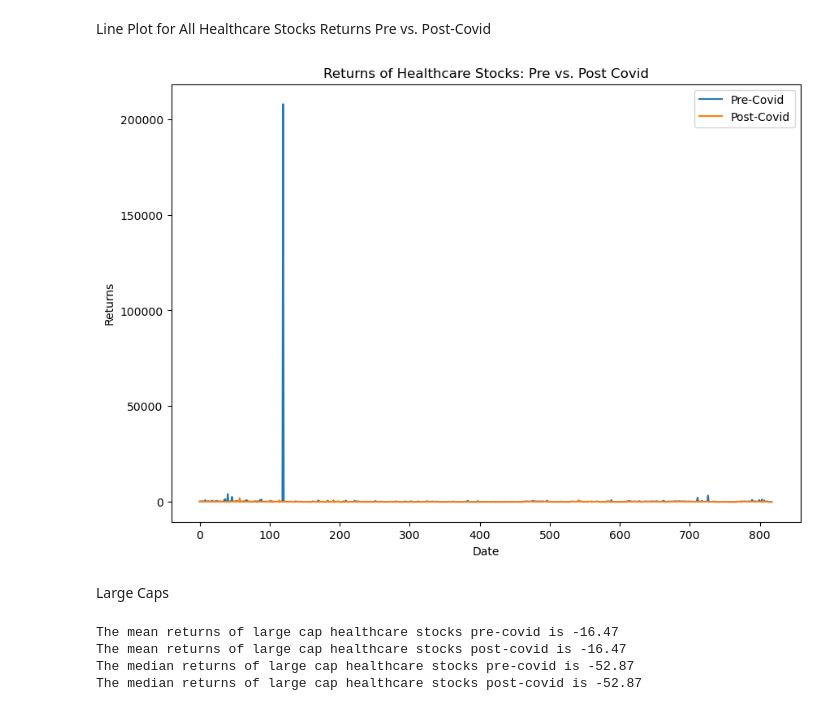
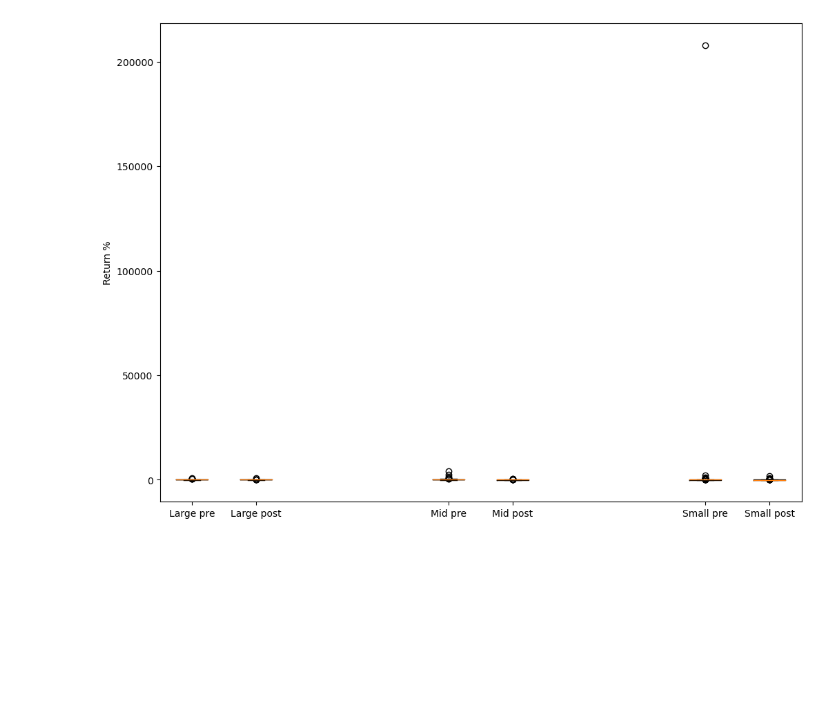
Before and after one commit to gayajohn/eda-project-1-group-4, a Jupyter notebook: summary-statistics/healthcare_stats.ipynb, the cells around one changed output. Drawn from its saved outputs; the diff is of its cells as text; code cells hidden in the pictures; blank space fills up the shorter version.

Commit message:
finished with summary stats and box plots

```diff
--- a/summary-statistics/healthcare_stats.ipynb
+++ b/summary-statistics/healthcare_stats.ipynb
@@ -87,36 +248,43 @@ print(f"Values above {upper_bound} could be outliers.")
-# %% [markdown]
-Line Plot for All Healthcare Stocks Returns Pre vs. Post-Covid
-# %%
-#
-
-plt.figure(figsize=(10,7))
-plt.plot(healthcare_returns_complete_df.index, healthcare_returns_complete_df['Return from 2017-2019 (Pre-Covid)'], label='Pre-Covid')
-plt.plot(healthcare_returns_complete_df.index, healthcare_returns_complete_df['Return from 2020-2022 (Post-Covid)'], label='Post-Covid')
-plt.xlabel('Date')
-plt.ylabel('Returns')
-plt.title('Returns of Healthcare Stocks: Pre vs. Post Covid')
-plt.legend()
-plt.show()
-# %% [output]
-[figure, removed]
-# %% [markdown]
-Large Caps
-# %%
-# making pre and post covid variables for summary statistics - large caps
-
-mean_returns_pre_covid = healthcare_returns_complete_df.groupby('Market Cap Type')['Return from 2017-2019 (Pre-Covid)'].mean()
-print(f"The mean returns of large cap healthcare stocks pre-covid is {mean_numpy:.2f}")
-
-mean_returns_post_covid = healthcare_returns_complete_df.groupby('Market Cap Type')['Return from 2020-2022 (Post-Covid)'].mean()
-print(f"The mean returns of large cap healthcare stocks post-covid is {mean_numpy:.2f}")
-
-median_returns_pre_covid = healthcare_returns_complete_df.groupby('Market Cap Type')['Return from 2017-2019 (Pre-Covid)'].median()
-print(f"The median returns of large cap healthcare stocks pre-covid is {median_numpy:.2f}")
-
-median_returns_post_covid = healthcare_returns_complete_df.groupby('Market Cap Type')['Return from 2020-2022 (Post-Covid)'].median()
-print(f"The median returns of large cap healthcare stocks post-covid is {median_numpy:.2f}")
-# %% [output]
-The mean returns of large cap healthcare stocks pre-covid is -16.47
-The mean returns of large cap healthcare stocks post-covid is -16.47
-The median returns of large cap healthcare stocks pre-covid is -52.87
-The median returns of large cap healthcare stocks post-covid is -52.87
+# %%
+# organizing by market cap categegory pre and post covid
+# organizing data into different dataframes
+large_pre_covid = healthcare_returns_complete_df.loc[(healthcare_returns_complete_df['Market Cap Type'] == 'Large cap')]['Return from 2017-2019 (Pre-Covid)']
+large_post_covid = healthcare_returns_complete_df.loc[(healthcare_returns_complete_df['Market Cap Type'] == 'Large cap')]['Return from 2020-2022 (Post-Covid)']
+
+mid_pre_covid = healthcare_returns_complete_df.loc[(healthcare_returns_complete_df['Market Cap Type'] == 'Mid cap')]['Return from 2017-2019 (Pre-Covid)']
+mid_post_covid = healthcare_returns_complete_df.loc[(healthcare_returns_complete_df['Market Cap Type'] == 'Mid cap')]['Return from 2020-2022 (Post-Covid)']
+
+small_pre_covid = healthcare_returns_complete_df.loc[(healthcare_returns_complete_df['Market Cap Type'] == 'Small cap')]['Return from 2017-2019 (Pre-Covid)']
+small_post_covid = healthcare_returns_complete_df.loc[(healthcare_returns_complete_df['Market Cap Type'] == 'Small cap')]['Return from 2020-2022 (Post-Covid)']
+
+# Create figure and axes
+fig, ax = plt.subplots(figsize=(12, 9))
+
+# Add boxplots. The positions parameter specifies the x-coordinates of the boxes.
+ax.boxplot([large_pre_covid.dropna(),
+            large_post_covid.dropna(),
+
+            mid_pre_covid.dropna(),
+            mid_post_covid.dropna(),
+
+            small_pre_covid.dropna(),
+            small_post_covid.dropna()],
+
+            positions=[1, 2, 5, 6, 9, 10]),
+
+# Set box colors
+
+
+# x-axis labels
+ax.set_xticklabels(['Large pre', 'Large post', 'Mid pre', 'Mid post', 'Small pre', 'Small post'])
+
+# y-axis label
+ax.set_ylabel('Return %')
+
+# Show the plot
+plt.show()
+
+# has an outlier so will redo and remove in the next cell
+# also will add colours
+# %% [output]
+[figure, added]
```
Also changed, not shown: parts of 19 cells of this notebook, 3 other files.
